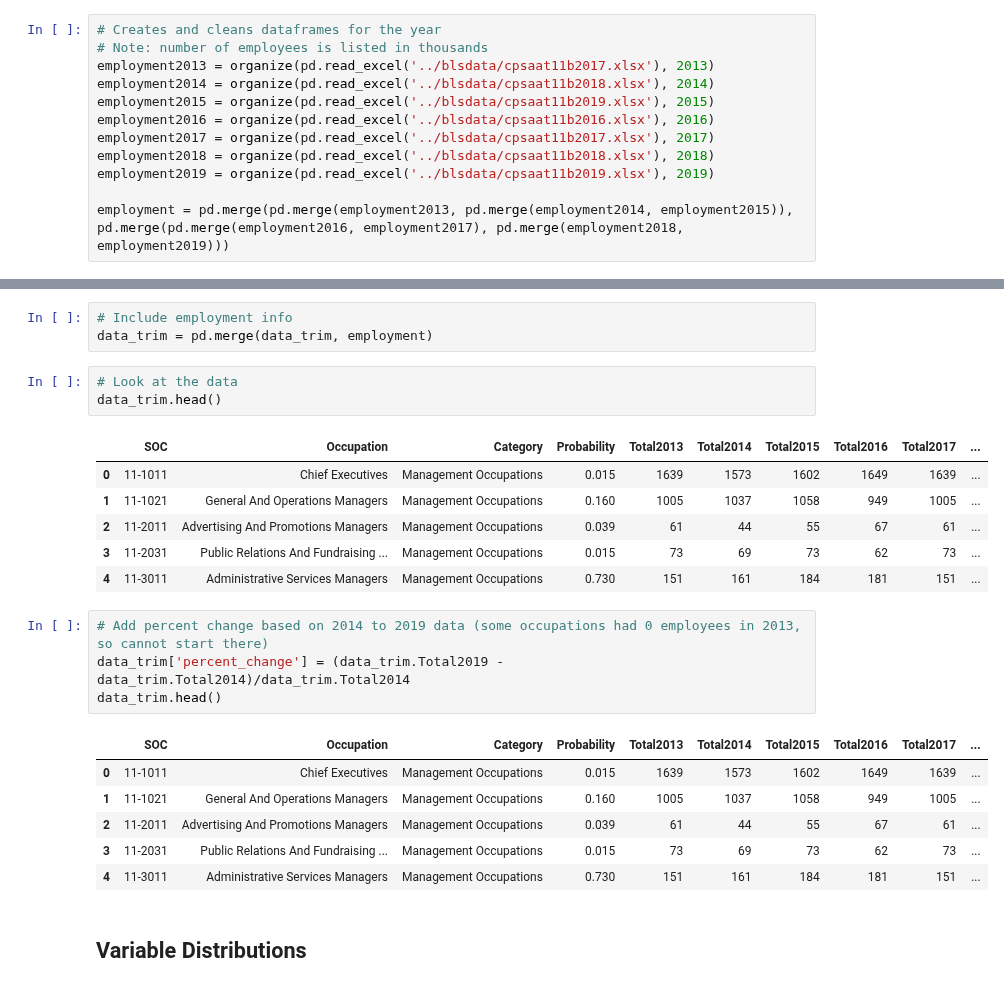
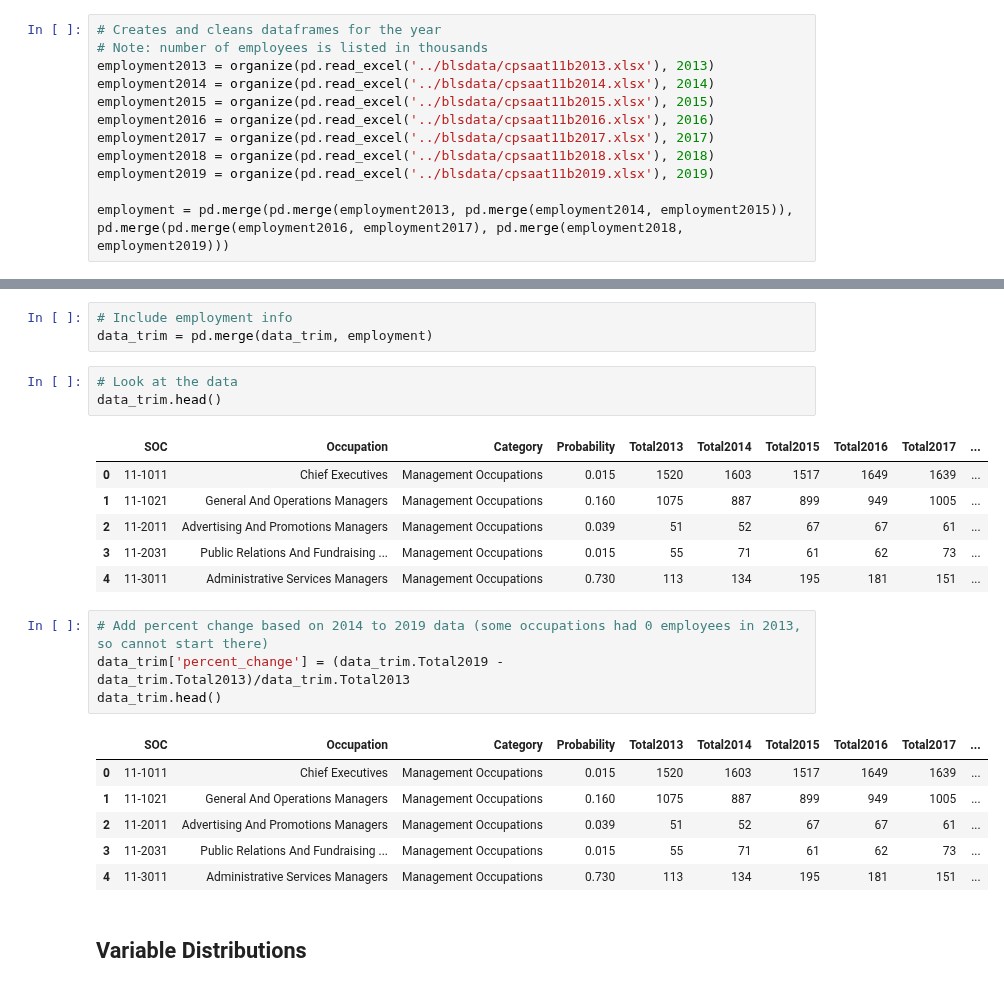
Before and after one commit to COGS108/group11_sp20, a Jupyter notebook: eda/eda_occ_bystate.ipynb, the cells around one changed output, grey strips where cells are left out. Drawn from its saved outputs; the diff is of its cells as text.

```diff
--- a/eda/eda_occ_bystate.ipynb
+++ b/eda/eda_occ_bystate.ipynb
@@ -33,9 +33,9 @@ states = ['Alabama', 'Alaska', 'Arizona', 'Arkansas', 'California', 'Colorado',
 # %%
 # Creates and cleans dataframes for the year
 # Note: number of employees is listed in thousands
-employment2013 = organize(pd.read_excel('../blsdata/cpsaat11b2017.xlsx'), 2013)
-employment2014 = organize(pd.read_excel('../blsdata/cpsaat11b2018.xlsx'), 2014)
-employment2015 = organize(pd.read_excel('../blsdata/cpsaat11b2019.xlsx'), 2015)
+employment2013 = organize(pd.read_excel('../blsdata/cpsaat11b2013.xlsx'), 2013)
+employment2014 = organize(pd.read_excel('../blsdata/cpsaat11b2014.xlsx'), 2014)
+employment2015 = organize(pd.read_excel('../blsdata/cpsaat11b2015.xlsx'), 2015)
 employment2016 = organize(pd.read_excel('../blsdata/cpsaat11b2016.xlsx'), 2016)
 employment2017 = organize(pd.read_excel('../blsdata/cpsaat11b2017.xlsx'), 2017)
 employment2018 = organize(pd.read_excel('../blsdata/cpsaat11b2018.xlsx'), 2018)
@@ -300,22 +300,22 @@ data_trim = pd.merge(data_trim, employment)
 data_trim.head()
 # %% [output]
 |  | SOC | Occupation | Category | Probability | Total2013 | Total2014 | Total2015 | Total2016 | Total2017 | ... |
-| 0 | 11-1011 | Chief Executives | Management Occupations | 0.015 | 1639 | 1573 | 1602 | 1649 | 1639 | ... |
-| 1 | 11-1021 | General And Operations Managers | Management Occupations | 0.160 | 1005 | 1037 | 1058 | 949 | 1005 | ... |
-| 2 | 11-2011 | Advertising And Promotions Managers | Management Occupations | 0.039 | 61 | 44 | 55 | 67 | 61 | ... |
-| 3 | 11-2031 | Public Relations And Fundraising ... | Management Occupations | 0.015 | 73 | 69 | 73 | 62 | 73 | ... |
-| 4 | 11-3011 | Administrative Services Managers | Management Occupations | 0.730 | 151 | 161 | 184 | 181 | 151 | ... |
+| 0 | 11-1011 | Chief Executives | Management Occupations | 0.015 | 1520 | 1603 | 1517 | 1649 | 1639 | ... |
+| 1 | 11-1021 | General And Operations Managers | Management Occupations | 0.160 | 1075 | 887 | 899 | 949 | 1005 | ... |
+| 2 | 11-2011 | Advertising And Promotions Managers | Management Occupations | 0.039 | 51 | 52 | 67 | 67 | 61 | ... |
+| 3 | 11-2031 | Public Relations And Fundraising ... | Management Occupations | 0.015 | 55 | 71 | 61 | 62 | 73 | ... |
+| 4 | 11-3011 | Administrative Services Managers | Management Occupations | 0.730 | 113 | 134 | 195 | 181 | 151 | ... |
 # %%
 # Add percent change based on 2014 to 2019 data (some occupations had 0 employees in 2013, so cannot start there)
-data_trim['percent_change'] = (data_trim.Total2019 - data_trim.Total2014)/data_trim.Total2014
+data_trim['percent_change'] = (data_trim.Total2019 - data_trim.Total2013)/data_trim.Total2013
 data_trim.head()
 # %% [output]
 |  | SOC | Occupation | Category | Probability | Total2013 | Total2014 | Total2015 | Total2016 | Total2017 | ... |
-| 0 | 11-1011 | Chief Executives | Management Occupations | 0.015 | 1639 | 1573 | 1602 | 1649 | 1639 | ... |
-| 1 | 11-1021 | General And Operations Managers | Management Occupations | 0.160 | 1005 | 1037 | 1058 | 949 | 1005 | ... |
-| 2 | 11-2011 | Advertising And Promotions Managers | Management Occupations | 0.039 | 61 | 44 | 55 | 67 | 61 | ... |
-| 3 | 11-2031 | Public Relations And Fundraising ... | Management Occupations | 0.015 | 73 | 69 | 73 | 62 | 73 | ... |
-| 4 | 11-3011 | Administrative Services Managers | Management Occupations | 0.730 | 151 | 161 | 184 | 181 | 151 | ... |
+| 0 | 11-1011 | Chief Executives | Management Occupations | 0.015 | 1520 | 1603 | 1517 | 1649 | 1639 | ... |
+| 1 | 11-1021 | General And Operations Managers | Management Occupations | 0.160 | 1075 | 887 | 899 | 949 | 1005 | ... |
+| 2 | 11-2011 | Advertising And Promotions Managers | Management Occupations | 0.039 | 51 | 52 | 67 | 67 | 61 | ... |
+| 3 | 11-2031 | Public Relations And Fundraising ... | Management Occupations | 0.015 | 55 | 71 | 61 | 62 | 73 | ... |
+| 4 | 11-3011 | Administrative Services Managers | Management Occupations | 0.730 | 113 | 134 | 195 | 181 | 151 | ... |
 # %% [markdown]
 ## Variable Distributions
 # %%
```
Also changed, not shown: parts of 6 cells of this notebook.
